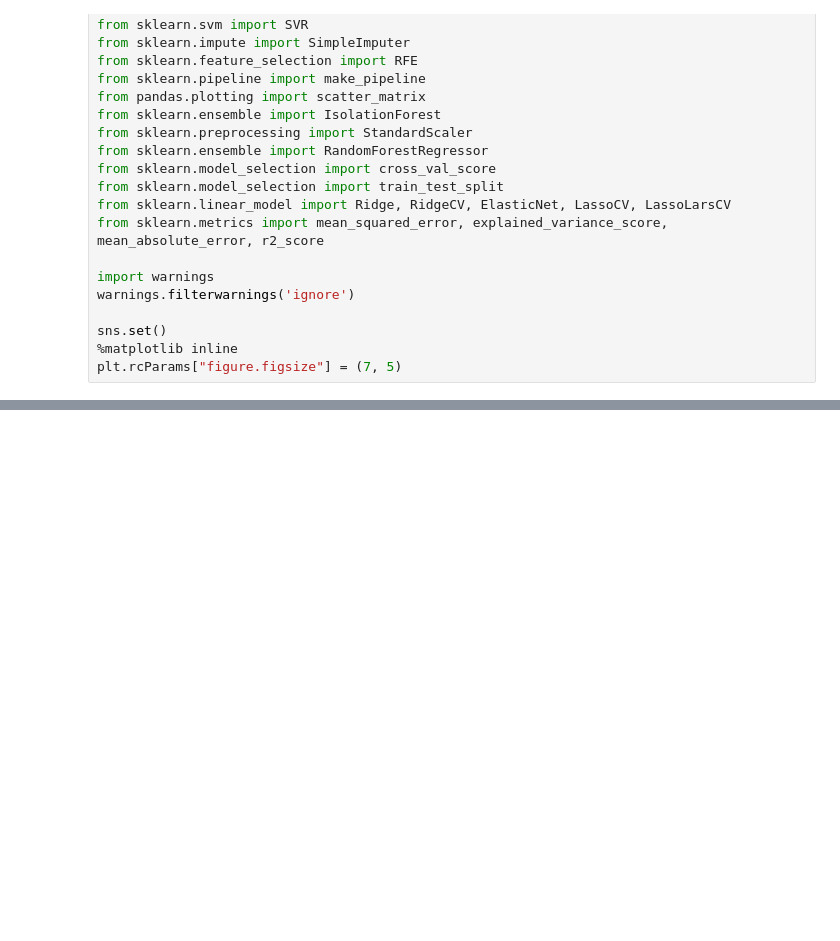
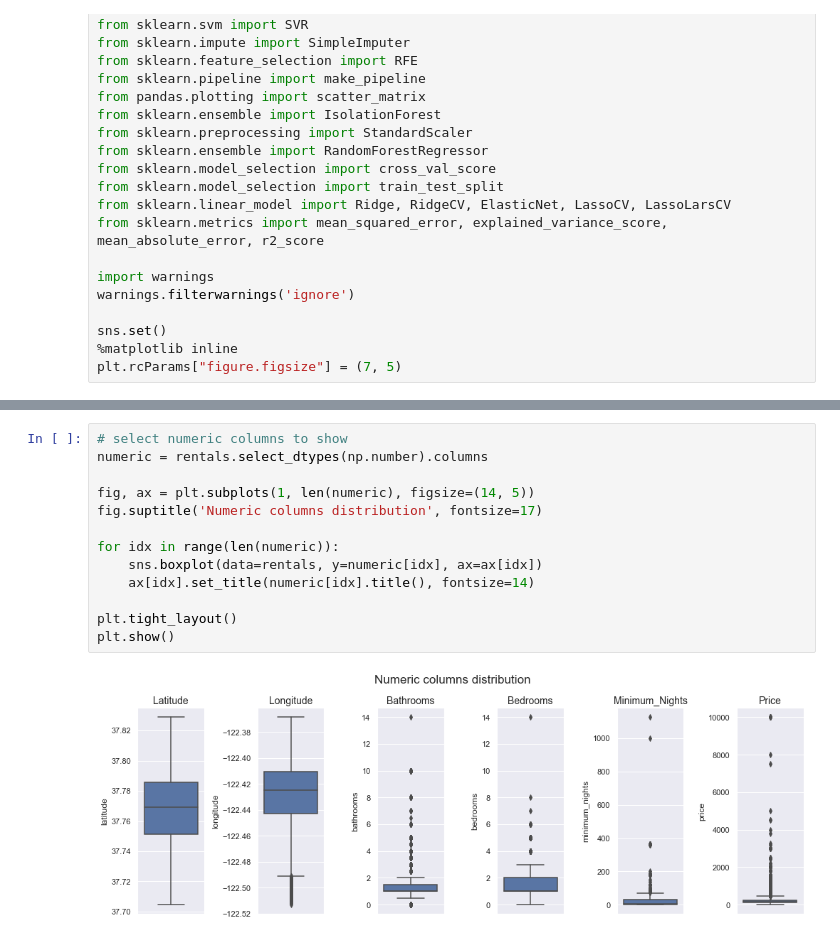
Before and after one commit to dissagaliyeva/property-rentals-analysis, a Jupyter notebook: analysis.ipynb, the cells around one changed output, grey strips where cells are left out. Cells and saved outputs as stored; diff of their text form; blank space fills up the shorter version.

```diff
--- a/analysis.ipynb
+++ b/analysis.ipynb
@@ -102,0 +290,15 @@ Number of rows with missing values: 16 (0.2%)
+# %%
+# select numeric columns to show
+numeric = rentals.select_dtypes(np.number).columns
+
+fig, ax = plt.subplots(1, len(numeric), figsize=(14, 5))
+fig.suptitle('Numeric columns distribution', fontsize=17)
+
+for idx in range(len(numeric)):
+    sns.boxplot(data=rentals, y=numeric[idx], ax=ax[idx])
+    ax[idx].set_title(numeric[idx].title(), fontsize=14)
+
+plt.tight_layout()
+plt.show()
+# %% [output]
+[figure, added]
```
Also changed, not shown: parts of 108 cells of this notebook.
